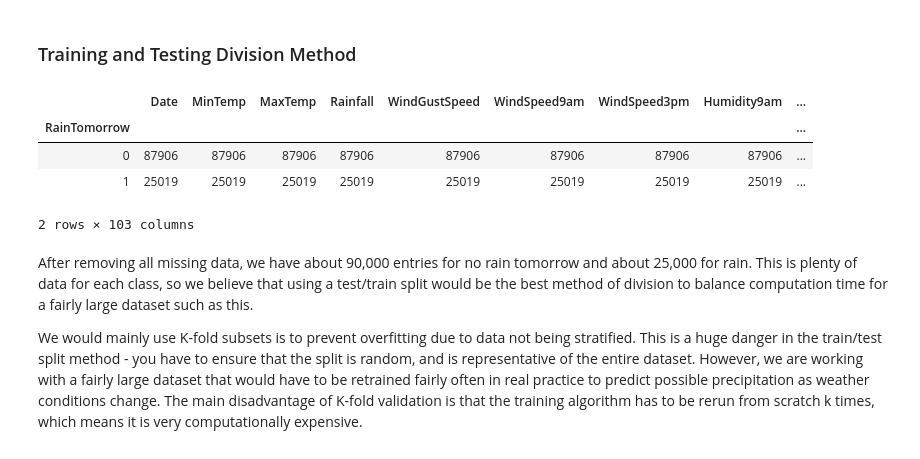
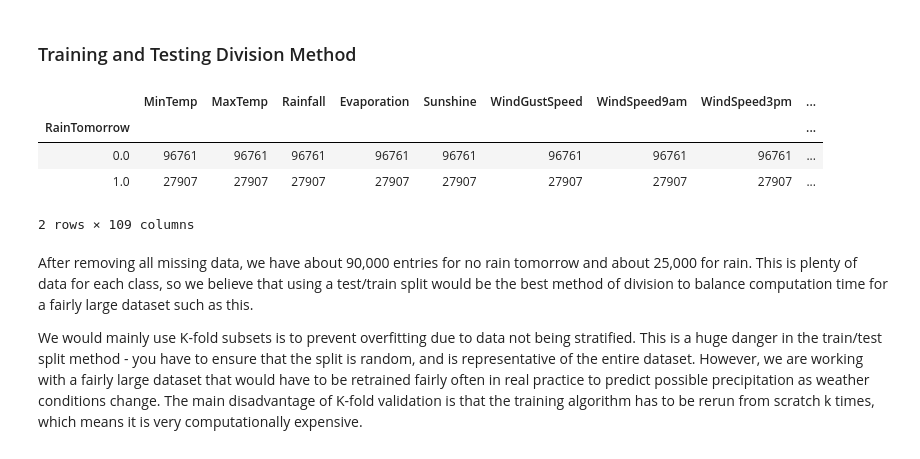
Before and after one commit to Hd0702/CSE5324, a Jupyter notebook: A5/Lab5.ipynb, the cells around one changed output. Saved outputs shown, nothing was run; the diff lists cells and outputs as text; code cells hidden in the pictures.

```diff
--- a/A5/Lab5.ipynb
+++ b/A5/Lab5.ipynb
@@ -43,6 +36,0 @@ Riley is taking a meteorology class this semester which provides some (beginner
-# %%
-df = df.drop(columns=['Evaporation', 'Sunshine','Cloud9am','Cloud3pm'])
-df.replace(to_replace=' ?',value=np.nan, inplace=True)
-df.dropna(inplace=True)
-df.reset_index()
-mn.matrix(df)
@@ -51,0 +37,5 @@ mn.matrix(df)
+# %%
+categorical_cols = ['Location', 'WindGustDir', 'WindDir9am', 'WindDir3pm']
+df= df.dropna(subset=categorical_cols + ["RainTomorrow"])
+df = df.drop(columns=["Date"])
+mn.matrix(df)
@@ -89,0 +86,21 @@ df.head()
+# %%
+from sklearn.experimental import enable_iterative_imputer
+from sklearn.impute import IterativeImputer
+
+df_numeric = df.select_dtypes(include=[np.float, np.int])
+imp = IterativeImputer(max_iter=10, random_state=0)
+imp.fit(df_numeric.values)
+IterativeImputer(add_indicator=False, estimator=None,
+                 imputation_order='ascending', initial_strategy='mean',
+                 max_iter=10, max_value=None, min_value=None,
+                 missing_values=np.nan, n_nearest_features=None,
+                 random_state=0, sample_posterior=False, tol=.001,
+                 verbose=0)
+df_nums = ((imp.transform(df_numeric.values)))
+# %%
+counter = 0
+print(df.shape)
+for col in df_numeric:
+    df[col] = df_nums[:,counter]
+    counter +=1
+df
@@ -108,14 +160,13 @@ Since false negative and false positives have a negative effect on business (rep
 # %%
 #the goal here is the simple binary classification, is it going to rain tomorrow or not?
 #lets see how many rows there are
-categorical_cols = ['Location', 'WindGustDir', 'WindDir9am', 'WindDir3pm', "RainToday"]
 df.groupby(['RainTomorrow']).count()
 # %% [output]
-|  | Date | MinTemp | MaxTemp | Rainfall | WindGustSpeed | WindSpeed9am | WindSpeed3pm | Humidity9am | ... |
+|  | MinTemp | MaxTemp | Rainfall | Evaporation | Sunshine | WindGustSpeed | WindSpeed9am | WindSpeed3pm | ... |
 | RainTomorrow |  |  |  |  |  |  |  |  | ... |
-| 0 | 87906 | 87906 | 87906 | 87906 | 87906 | 87906 | 87906 | 87906 | ... |
-| 1 | 25019 | 25019 | 25019 | 25019 | 25019 | 25019 | 25019 | 25019 | ... |
+| 0.0 | 96761 | 96761 | 96761 | 96761 | 96761 | 96761 | 96761 | 96761 | ... |
+| 1.0 | 27907 | 27907 | 27907 | 27907 | 27907 | 27907 | 27907 | 27907 | ... |
-2 rows × 103 columns
+2 rows × 109 columns
 # %% [markdown]
 After removing all missing data, we have about 90,000 entries for no rain tomorrow and about 25,000 for rain. This is plenty of data for each class, so we believe that using a test/train split would be the best method of division to balance computation time for a fairly large dataset such as this.
 
```
Also changed, not shown: parts of 30 cells of this notebook.
